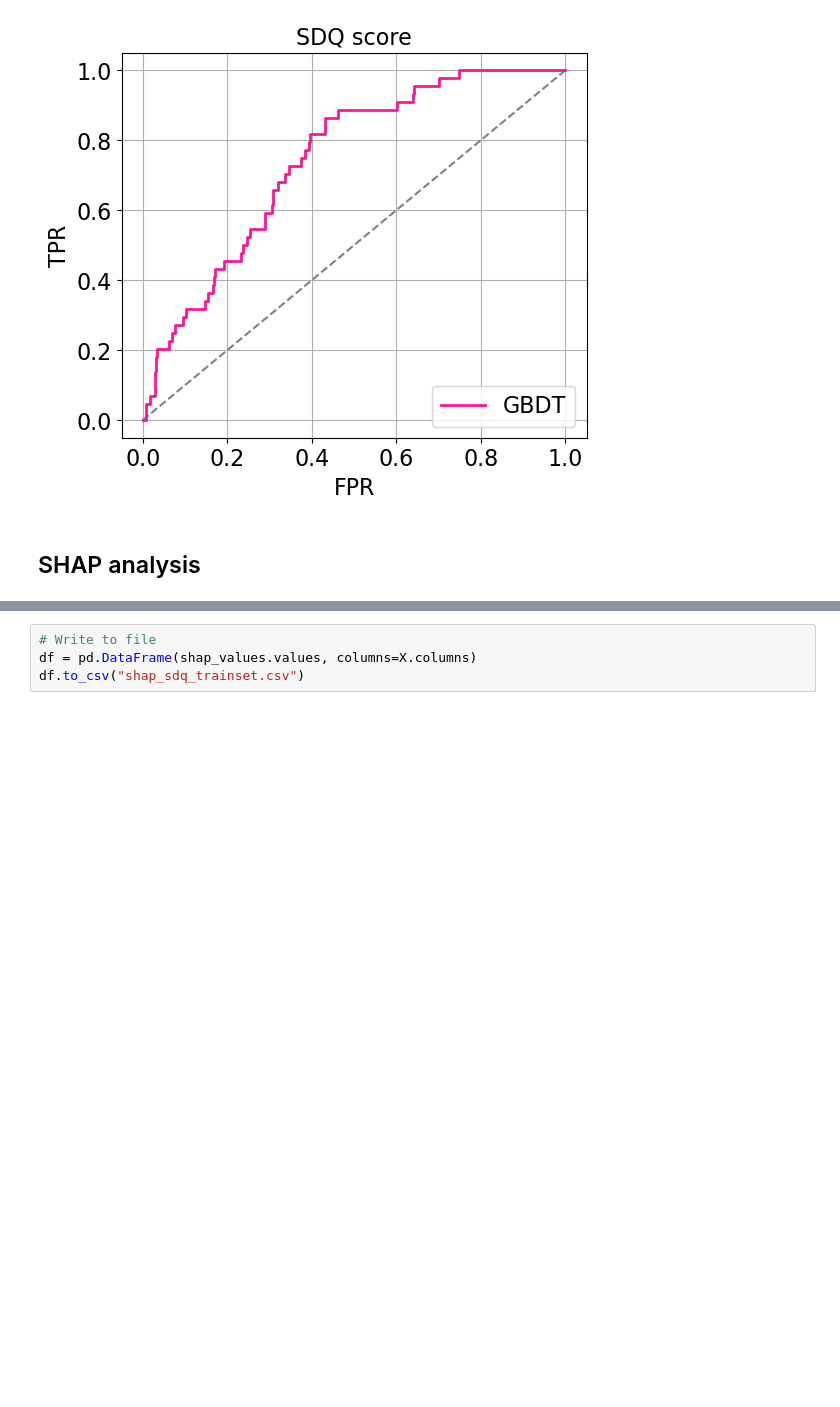
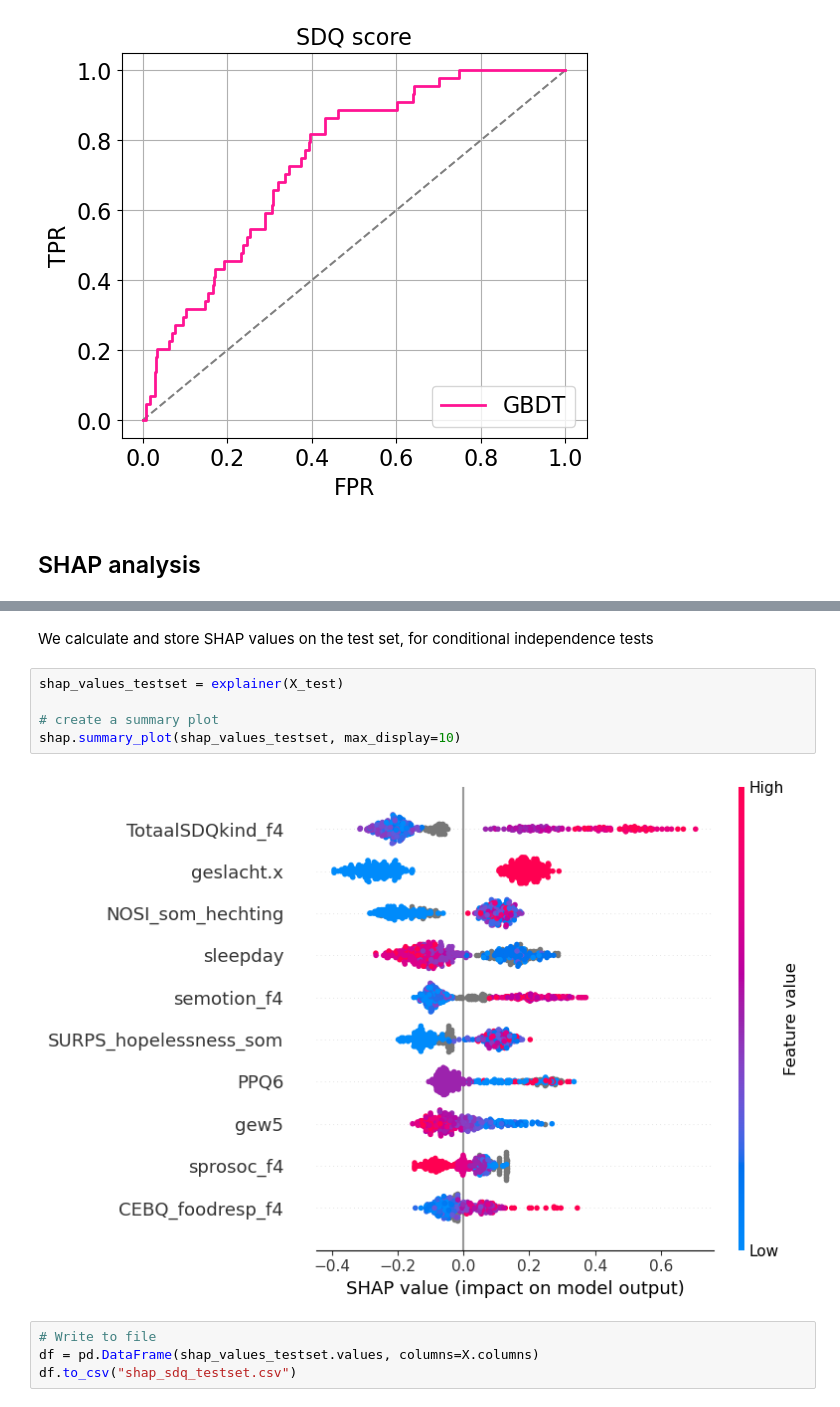
Before and after one commit to philiprn/abcd, a Jupyter notebook: CatBoost-SDQ-synthetic.ipynb, the cells around one changed output, grey strips where cells are left out. Saved outputs shown, nothing was run; the diff lists cells and outputs as text; blank space fills up the shorter version.

Commit message:
Changed to testset coin.

```diff
--- a/CatBoost-SDQ-synthetic.ipynb
+++ b/CatBoost-SDQ-synthetic.ipynb
@@ -243,4 +243,13 @@ shap.summary_plot(shap_values, max_display=10)
+# %% [markdown]
+We calculate and store SHAP values on the test set, for conditional independence tests
+# %%
+shap_values_testset = explainer(X_test)
+
+# create a summary plot
+shap.summary_plot(shap_values_testset, max_display=10)
+# %% [output]
+[figure, added]
 # %%
 # Write to file
-df = pd.DataFrame(shap_values.values, columns=X.columns)
-df.to_csv("shap_sdq_trainset.csv")
+df = pd.DataFrame(shap_values_testset.values, columns=X.columns)
+df.to_csv("shap_sdq_testset.csv")
```
Also changed, not shown: parts of 5 cells of this notebook, 1 other file.
